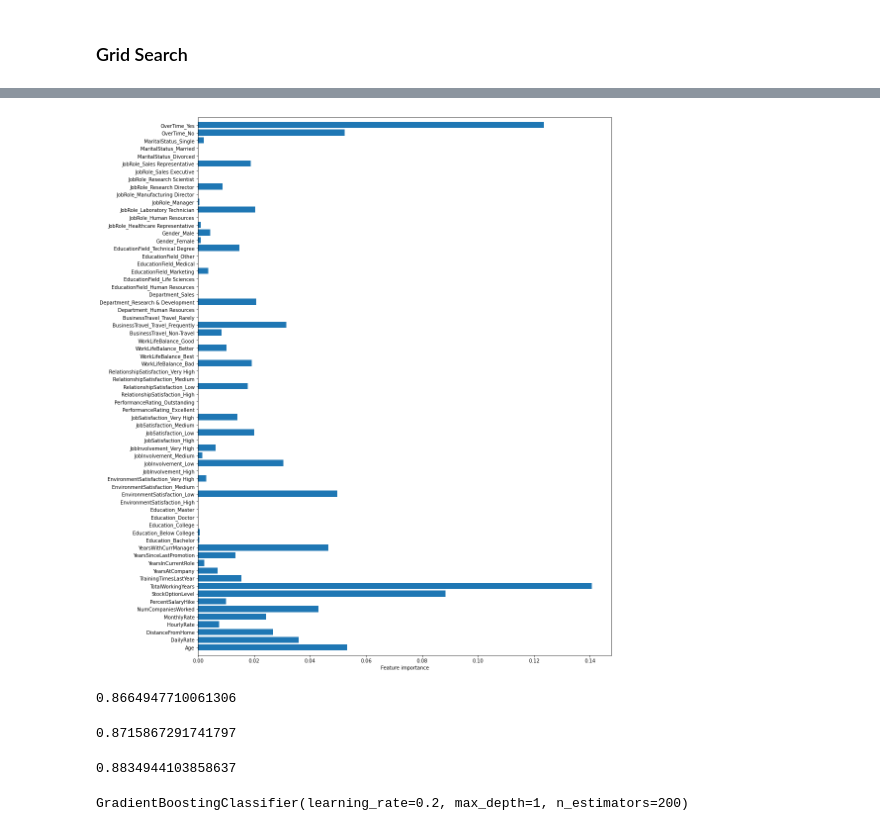
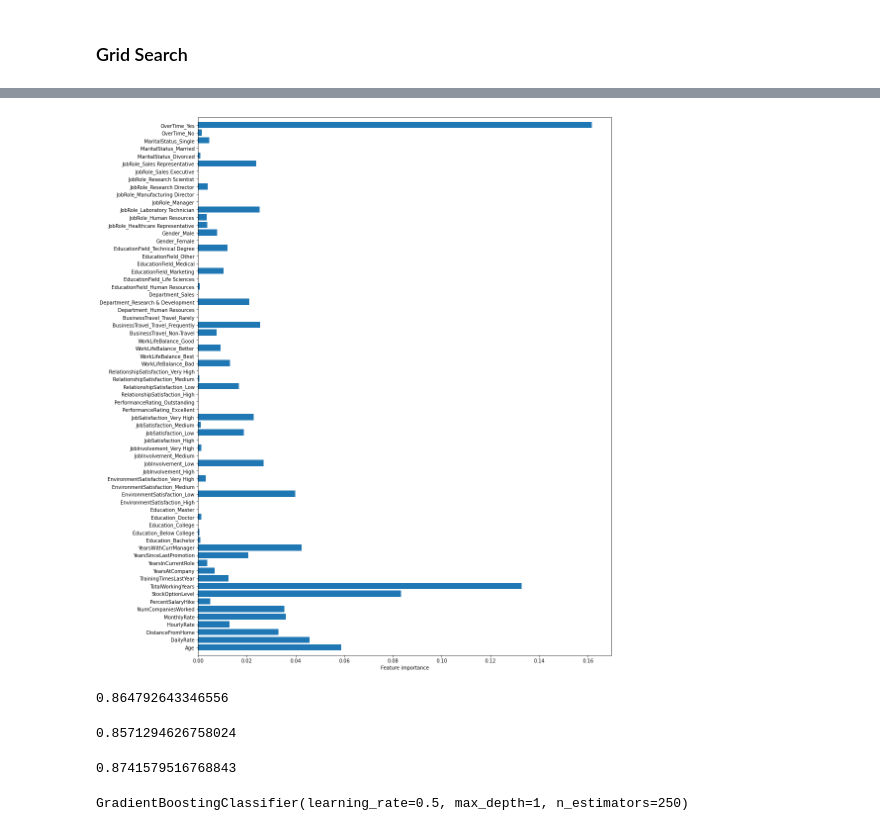
Before and after one commit to JoelQFernandez/DSC-540---Advanced-Machine-Learning---Final-Project, a Jupyter notebook: Final Project 03.7 Gradient Boosting.ipynb, the cells around one changed output, grey strips where cells are left out. Drawn from its saved outputs; the diff is of its cells as text; code cells hidden in the pictures.

```diff
--- a/Final Project 03.7 Gradient Boosting.ipynb
+++ b/Final Project 03.7 Gradient Boosting.ipynb
@@ -169,10 +171,11 @@ print(accuracy_score(y_test, pred))
 # %% [markdown]
 ### Grid Search
 # %%
+# grid search
 params = dict(
-    learning_rate = [0.01, 0.05, 0.1, 0.2, 0.5, 0.8, 1],
-    n_estimators = [25, 50, 75, 100, 150, 200]
+    n_estimators = [25, 50, 75, 100, 150, 200, 250, 300, 500],
+    max_depth = [1, 3, 5, 7, 9],
+    learning_rate = [0.01, 0.05, 0.1, 0.2, 0.5, 0.8, 1]
 )
-
 params
 # %% [output]
@@ -181,5 +185,5 @@ params
 # %%
 gb = GradientBoostingClassifier()
-gs = GridSearchCV(estimator=gb, param_grid=params, scoring='f1', cv=5, n_jobs=-1, )
+gs = GridSearchCV(estimator=gb, param_grid=params, scoring='recall', cv=5)
 gs
 # %% [output]
@@ -270,9 +272,9 @@ def print_results(results):
 # %%
 gb = GradientBoostingClassifier()
 parameters = {
-    'n_estimators': [5, 50, 100, 200, 250, 300],
+    'n_estimators': [75, 100, 150, 200, 250],
     'max_depth': [1, 3, 5, 7, 9],
-    'learning_rate': [0.01, 0.05, 0.1, 0.2, 0.5, 0.8, 1]
+    'learning_rate': [0.1, 0.2, 0.5]
 }
 
 cv = GridSearchCV(gb, parameters, cv=5, scoring='recall')
@@ -300,12 +302,12 @@ BEST PARAMS: {'learning_rate': 1, 'max_depth': 1, 'n_estimators': 50}
 # %%
-gb = GradientBoostingClassifier()
-parameters = {
-    'n_estimators': [100, 200],
-    'max_depth': [1, 3, 5, 7, 9],
-    'learning_rate': [0.1, 0.2, 0.5]
-}
+# gb = GradientBoostingClassifier()
+# parameters = {
+#     'n_estimators': [75, 100, 150, 200, 250],
+#     'max_depth': [1, 3, 5, 7, 9],
+#     'learning_rate': [0.1, 0.2, 0.5]
+# }
 
-cv = GridSearchCV(gb, parameters, cv=5, scoring='recall')
-cv.fit(X, Y.values.ravel())
+# cv = GridSearchCV(gb, parameters, cv=5, scoring='recall')
+# cv.fit(X, Y.values.ravel())
 
-print_results(cv)
+# print_results(cv)
@@ -330,43 +314,43 @@ BEST PARAMS: {'learning_rate': 0.5, 'max_depth': 1, 'n_estimators': 200}
 # %%
 def plot_feature_importances(model, df):
     n_features = df.shape[1]
     df_colnames= df.columns
     fig = plt.figure(figsize = (15,20))
     plt.barh(np.arange(n_features), model.feature_importances_, align='center')
     plt.yticks(np.arange(n_features), df_colnames)
     plt.xlabel("Feature importance")
 #     plt.ylabel("Feature")
     plt.ylim(-1, n_features)
 
-plot_feature_importances(cv.best_estimator_, df=X)
+plot_feature_importances(cv.best_estimator_, df=X_train)
 # %% [output]
-[figure, old version]
+[figure, new version]
 # %%
 #0.735 (+/-0.207) for {'learning_rate': 100, 'max_depth': 5, 'n_estimators': 5}
 #{'learning_rate': 1, 'max_depth': 3, 'n_estimators': 500}
-gboost = GradientBoostingClassifier(learning_rate=1, n_estimators= 500)
+gboost = GradientBoostingClassifier(learning_rate=0.5, n_estimators= 250, max_depth=1)
 scores = cross_val_score(gboost, X_train, y_train, cv=5)
 scores.mean()
 # %% [output]
-0.8664947710061306
+0.864792643346556
 # %%
-gboost = GradientBoostingClassifier(learning_rate=0.1)
+gboost = GradientBoostingClassifier(learning_rate=0.8, max_depth=1, n_estimators=300)
 scores = cross_val_score(gboost, X_train, y_train, cv=5)
 scores.mean()
 # %% [output]
-0.8715867291741797
+0.8571294626758024
 # %%
 #{'learning_rate': 1, 'max_depth': 1, 'n_estimators': 100}
 gboost = GradientBoostingClassifier(learning_rate=0.2, n_estimators= 200, max_depth=1)
 scores = cross_val_score(gboost, X_train, y_train, cv=5)
 scores.mean()
 # %% [output]
-0.8834944103858637
+0.8741579516768843
 # %%
-gb = GradientBoostingClassifier(learning_rate=0.2, n_estimators=200, max_depth=1)
+gb = GradientBoostingClassifier(learning_rate=0.5, n_estimators=250, max_depth=1)
 gb.fit(X_train, y_train)
 # %% [output]
-GradientBoostingClassifier(learning_rate=0.2, max_depth=1, n_estimators=200)
+GradientBoostingClassifier(learning_rate=0.5, max_depth=1, n_estimators=250)
 # %%
 # training accuracy
 pred = gb.predict(X_train)
```
Also changed, not shown: parts of 70 cells of this notebook.
